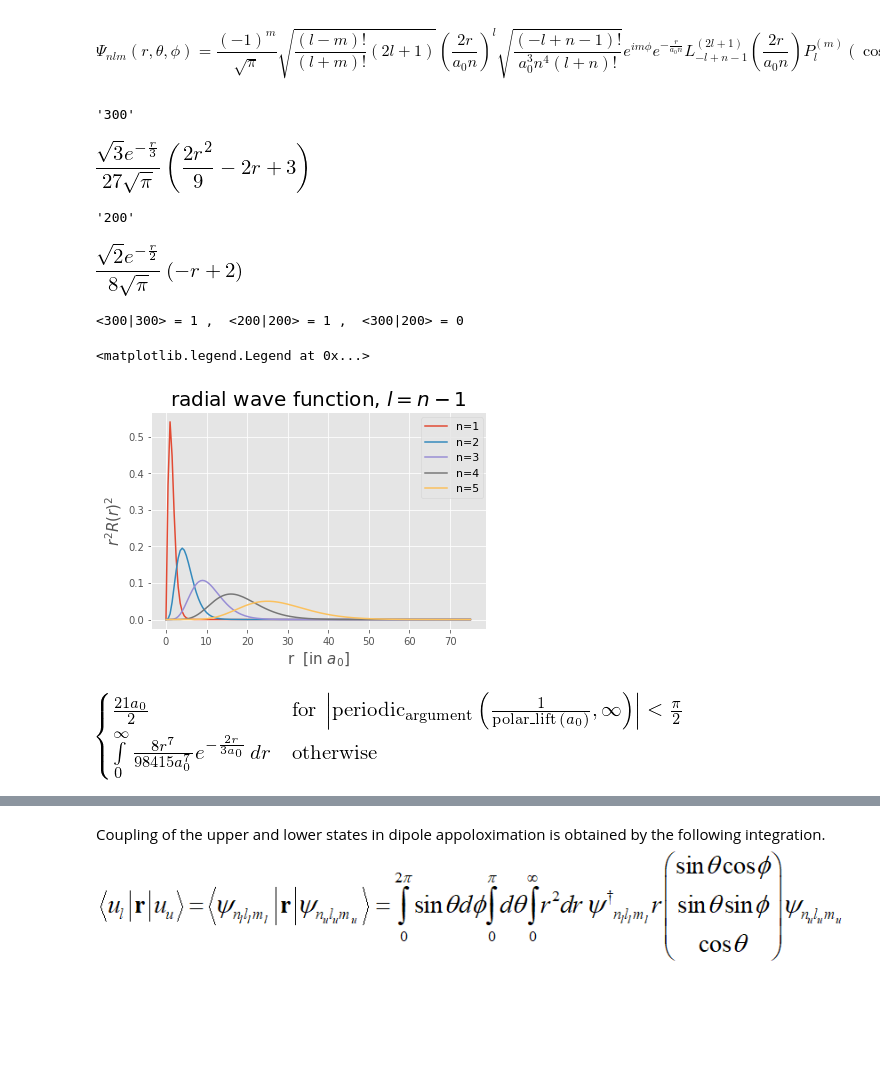
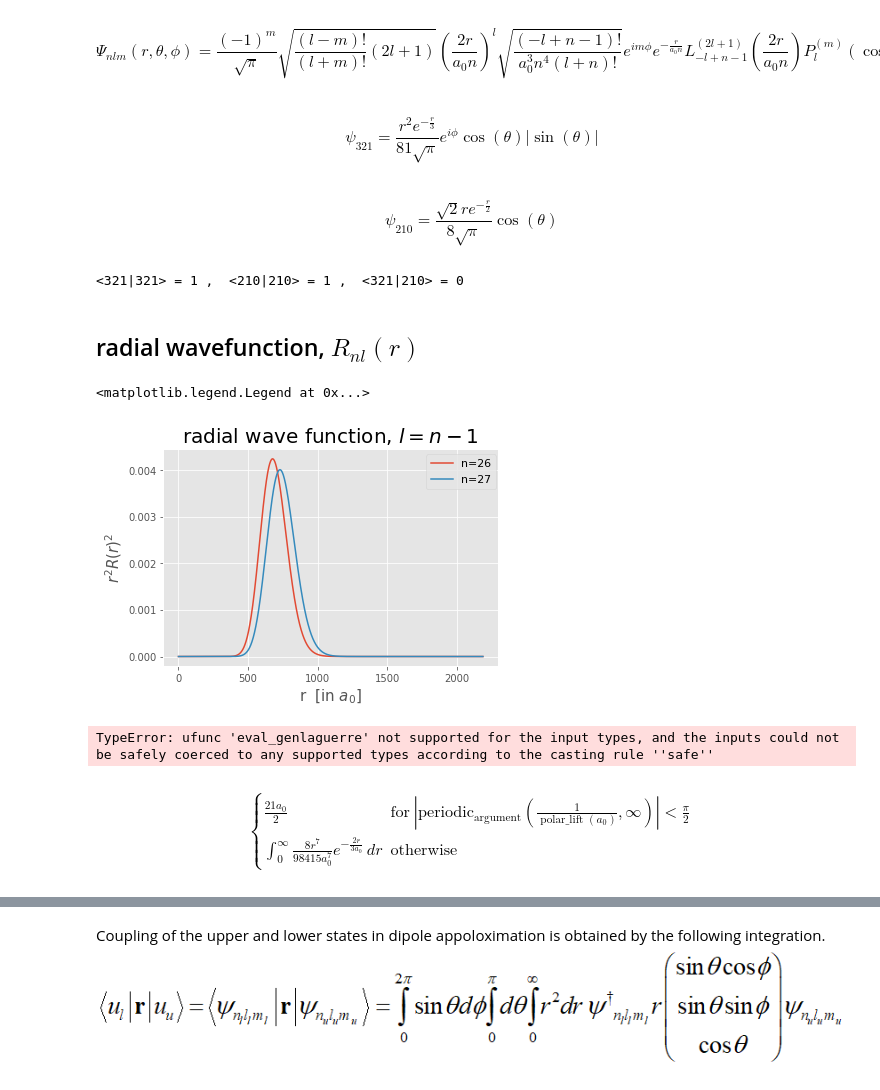
Before and after one commit to kouui/spectra-deprecated, a Jupyter notebook: notebooks/hydrogen.ipynb, the cells around one changed output, grey strips where cells are left out. Drawn from its saved outputs; the diff is of its cells as text; code cells hidden in the pictures; blank space fills up the shorter version.

```diff
--- a/notebooks/hydrogen.ipynb
+++ b/notebooks/hydrogen.ipynb
@@ -138,12 +145,12 @@ $\qquad \qquad$    Wildt 1939 ApJ, ‘electron affinity’
 from src.Atomic import LTELib
 chi_Hm = 0.754 *Cst.eV2erg_    # binding energy of negative hydrogen [erg]
 E0 = -Cst.E_Rydberg_           # ionization energy of neutral hydrogen [erg]
-n_e = 1.e14                    # [em-3],  10^14 in lower photosphere
+n_e = 1.e14                    # [cm-3],  10^14 in lower photosphere
 ns = np.array([1,2,3,4,5])     # principle quantum numbers
 nn = len(ns)  # # of level n
 ep = E0 *(1/ns**2 - 1)         # excitation potential [erg]
 nT = 1301
-T = np.linspace(2000, 15000, nT)     # temperature in K,
+T = np.linspace(3000, 20000, nT)     # temperature in K,
 n_HI = 1.
 
 kT = Cst.k_ * T
@@ -308,10 +315,10 @@ r, theta, phi = symbols('r theta phi', real=True)
 
 # formulas
 ro = 2*r/(n*a0)
-Rnl = sqrt((2/n/a0)**3 * factorial(n-l-1)/(2*n*(factorial(n+l))))
-Rnl *= exp(-ro/2) * ro**l *assoc_laguerre(n-l-1, 2*l+1, ro)
-Tlm = (-1)**m * sqrt((2*l+1)*factorial(l-m)/(2*factorial(l+m)))
-Tlm *= assoc_legendre(l,m,cos(theta))
+Rnl = sqrt((2/n/a0)**3 * factorial(n-l-1)/(2*n*(factorial(n+l)))) \
+    * exp(-ro/2) * ro**l *assoc_laguerre(n-l-1, 2*l+1, ro)
+Tlm = (-1)**m * sqrt((2*l+1)*factorial(l-m)/(2*factorial(l+m))) \
+    * assoc_legendre(l,m,cos(theta))
 Pm = 1/sqrt(2*pi)*exp(I*m*phi)
 Ylm = Tlm*Pm
 psi = Rnl*Ylm
@@ -320,6 +327,8 @@ display(Math(r'R_{nl}(r) = %s' % sympy.latex(Rnl)))
 display(Math(r'\Theta_{lm}(\theta) = %s' % sympy.latex(Tlm)))
 display(Math(r'\Phi_{m}(\phi) = %s' % sympy.latex(Pm)))
 display(Math(r'\Psi_{nlm}(r,\theta,\phi) = %s' % sympy.latex(psi)))
+# for laTex output
+# sympy.printing.print_latex(psi)
 # %% [output]
 $$R_{nl}(r) = 2 \left(\frac{2 r}{a_{0} n}\right)^{l} \sqrt{\frac{\left(- l + n - 1\right)!}{a_{0}^{3} n^{4} \left(l + n\right)!}} e^{- \frac{r}{a_{0} n}} L_{- l + n - 1}^{\left(2 l + 1\right)}\left(\frac{2 r}{a_{0} n}\right)$$
 $$\Theta_{lm}(\theta) = \frac{\left(-1\right)^{m} \sqrt{2}}{2} \sqrt{\frac{\left(l - m\right)!}{\left(l + m\right)!} \left(2 l + 1\right)} P_{l}^{\left(m\right)}\left(\cos{\left (\theta \right )}\right)$$
@@ -328,22 +337,24 @@ $$\Psi_{nlm}(r,\theta,\phi) = \frac{\left(-1\right)^{m}}{\sqrt{\pi}} \sqrt{\frac
 # %%
 #  examples of wavefunctions
 #  confirm normalization, orthognality
-nlm1='300' ;   n1 = int(nlm1[0]) ; l1=int(nlm1[1]) ;  m1=int(nlm1[2])
-nlm2='200' ;   n2 = int(nlm2[0]) ; l2=int(nlm2[1]) ;  m2=int(nlm2[2])
+nlm1='321' ;   n1 = int(nlm1[0]) ; l1=int(nlm1[1]) ;  m1=int(nlm1[2])
+nlm2='210' ;   n2 = int(nlm2[0]) ; l2=int(nlm2[1]) ;  m2=int(nlm2[2])
 psi1 = psi.subs([(n,n1),(l,l1),(m,m1),(a0,1)])
 psi2 = psi.subs([(n,n2),(l,l2),(m,m2),(a0,1)])
 psi1 = psi1.subs(-cos(theta)**2+1, sin(theta)**2)
 psi2 = psi2.subs(-cos(theta)**2+1, sin(theta)**2)
-display(nlm1,psi1)  ;
-display(nlm2,psi2)
+#display(nlm1,psi1)
+#display(nlm2,psi2)
+display(Math(r'\psi_{%s} = %s' % (nlm1,sympy.latex(psi1)) ))
+display(Math(r'\psi_{%s} = %s' % (nlm2,sympy.latex(psi2)) ))
 i1 = integrate(psi1*conjugate(psi1) *r**2 *sin(theta),(phi,0,2*pi),(theta,0,pi), (r,0,oo))
 i2 = integrate(psi2*conjugate(psi2) *r**2 *sin(theta),(phi,0,2*pi),(theta,0,pi), (r,0,oo))
 i12 = integrate(psi1*conjugate(psi2) *r**2 *sin(theta),(phi,0,2*pi),(theta,0,pi), (r,0,oo))
 print('<'+nlm1+'|'+nlm1+'> =',i1,',  <'+nlm2+'|'+nlm2+'> =',i2,',  <'+nlm1+'|'+nlm2+'> =',i12)
 # %% [output]
+$$\psi_{321} = \frac{r^{2} e^{- \frac{r}{3}}}{81 \sqrt{\pi}} e^{i \phi} \cos{\left (\theta \right )} \left|{\sin{\left (\theta \right )}}\right|$$
+$$\psi_{210} = \frac{\sqrt{2} r e^{- \frac{r}{2}}}{8 \sqrt{\pi}} \cos{\left (\theta \right )}$$
-'300'
+<321|321> = 1 ,  <210|210> = 1 ,  <321|210> = 0
-[figure, removed]
-'200'
-[figure, removed]
-<300|300> = 1 ,  <200|200> = 1 ,  <300|200> = 0
+# %% [markdown]
+## radial wavefunction,   $R_{nl}(r)$
 # %%
@@ -374,47 +372,56 @@ def Ylm_N(l1,m1,theta1,phi1):
 # %%
-#  plot radial wavefunction ,
+#  plot radial wavefunction, Rnl*r**2
 #   2020.5.11   ki    add Numeric
 Numeric = 1  #  0 for symbol,  1 for numeric,
-lc = -1  #  0 for l=1, -1 for l=n-1
+lc = -1  #  0 for l=0, -1 for l=n-1
 ns = np.array([1,2,3,4,5])
-#ns = np.array([26,27])
-#ns = np.array([85,86])
+ns = np.array([26,27])
+#ns = np.array([85,86])  # limitation of numerical calc.
 
 rmax = np.max(ns)**2 *3    #  rmax in unit of a_0
 a01 = 1.
 
 nn = len(ns)  # # of level n
 nr = int(rmax*2)+1
 rr = np.linspace(0,rmax, nr)
 
 RR = Rnl**2 *r**2
 v = np.zeros(nr)
 fig, ax = plt.subplots(1,1, figsize=(6,4)) #, dpi=150)
 ax.set_xlabel("r  [in $a_0$]",fontsize=15)
 #ax.set_yscale("log")
 ax.set_ylabel("$r^2 R(r)^2$",fontsize=15)
 #ax.set_ylim(1e-12,5)
 for n1 in ns:
     if lc == 0:
         l1 = 0
         lcom="$l=0$"
     elif lc == -1:
         l1 = n1-1
         lcom="$l=n-1$"
-    if Numeric == 1:
-        v = Rnl_N(n1,l1,a01,rr)**2 *rr**2
-        #print(n1,l1,a01)
-    else:
+    if Numeric == 0:
         R1 = RR.subs(([(n,n1),(l,l1),(a0,1)]))
         for i in range(0,nr):
             v[i] = N(R1.subs(r,rr[i]))
+    else:
+        v = Rnl_N(n1,l1,a01,rr)**2 *rr**2
+        #print(n1,l1,a01)
     ax.plot(rr,v, label="n={0:1d}".format(n1)) #,label="H$^-$",ls="--")
 
 plt.title("radial wave function, "+lcom,fontsize=20)
 ax.legend(bbox_to_anchor=(1.01,1),fontsize=11,ncol=1)
 # %% [output]
 <matplotlib.legend.Legend at 0x...>
-[figure, old version]
+[figure, new version]
+# %%
+#  n => imaginary  --> free electron state,  not work...
+
+rr = np.linspace(0,200,100)
+v = Rnl_N(1j,0,1,rr)   #  n=1j, l=0, a0=1
+fig, ax = plt.subplots(1,1, figsize=(6,4))
+ax.plot(rr,v*rr)
+# %% [output]
+TypeError: ufunc 'eval_genlaguerre' not supported for the input types, and the inputs could not be safely coerced to any supported types according to the casting rule ''safe''
 # %%
 #  size of electron orbit w/ Sympy
 
@@ -423,6 +430,7 @@ n1 = 3
 ri = integrate(RR.subs([(n,n1),(l,n1-1)])*r,(r,0,oo))
 #integrate(RR.subs([(l,n-1)])*r,(r,0,oo))
 
-ri #-Rational(3 ,2)
+#ri #-Rational(3 ,2)
+display(Math(sympy.latex(ri)))
 # %% [output]
-[figure, removed]
+$$\begin{cases} \frac{21 a_{0}}{2} & \text{for}\: \left|{\operatorname{periodic_{argument}}{\left (\frac{1}{\operatorname{polar\_lift}{\left (a_{0} \right )}},\infty \right )}}\right| < \frac{\pi}{2} \\\int_{0}^{\infty} \frac{8 r^{7}}{98415 a_{0}^{7}} e^{- \frac{2 r}{3 a_{0}}}\, dr & \text{otherwise} \end{cases}$$
```
Also changed, not shown: parts of 28 cells of this notebook, 2 other files.
